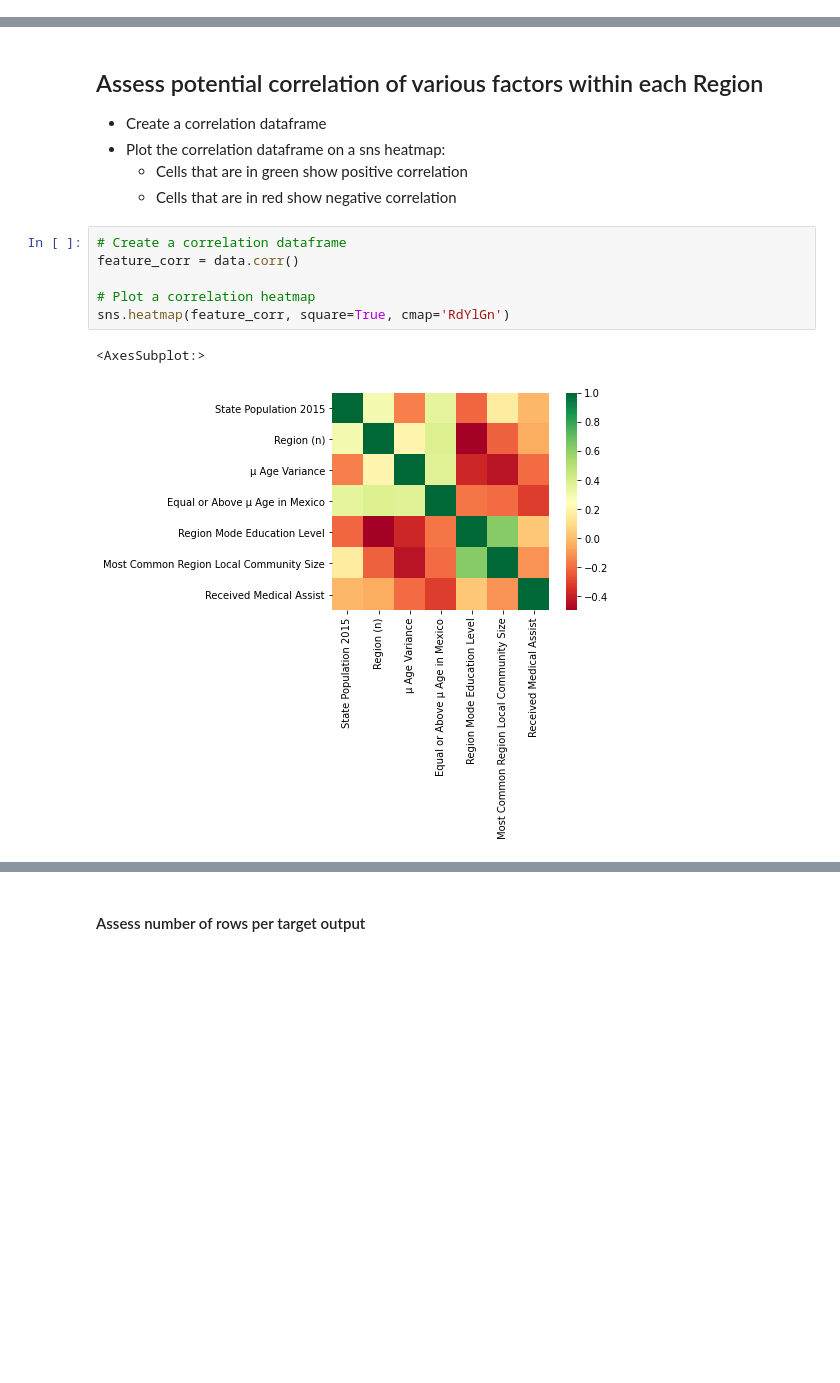
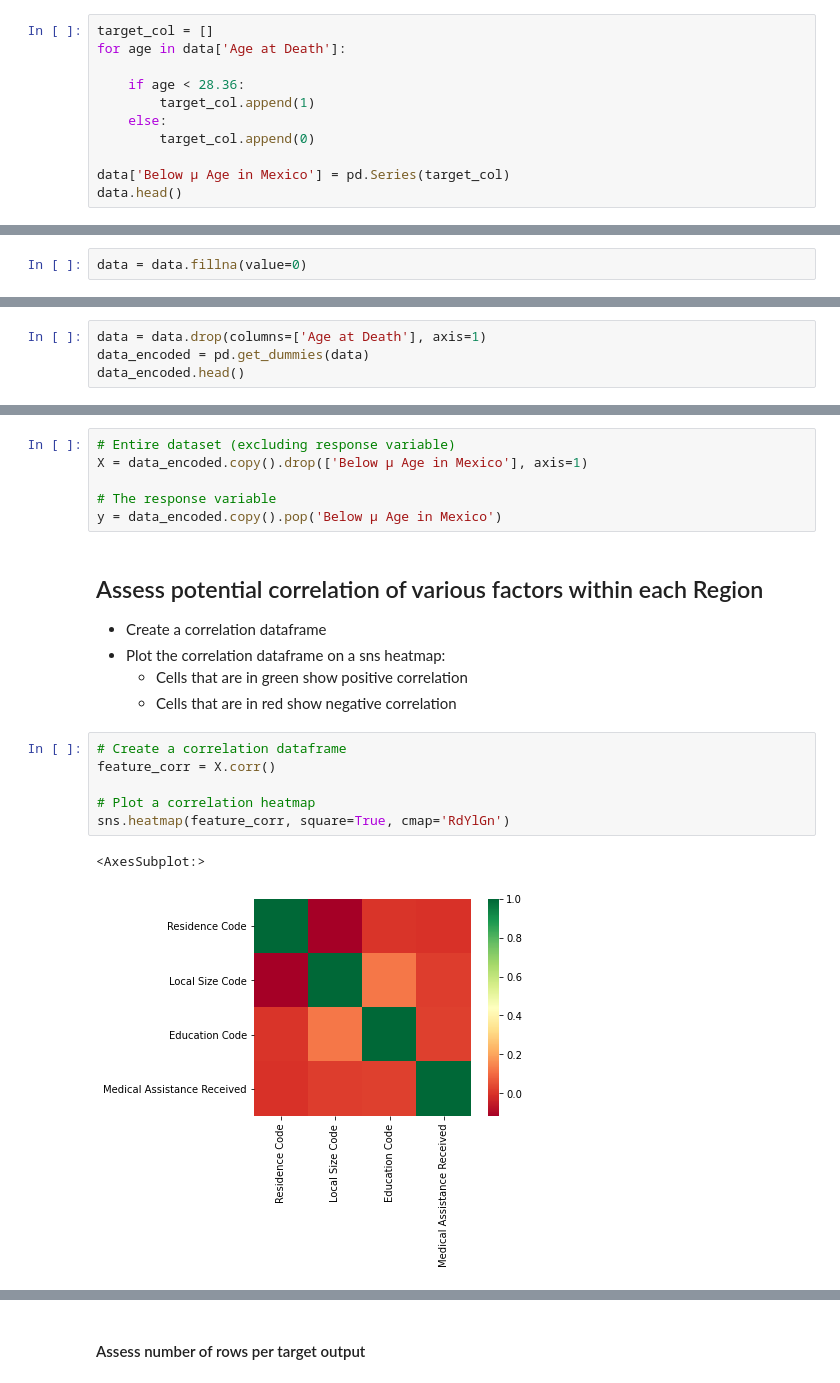
Before and after one commit to EmSchoof/AdolescentMaternalMortality, a Jupyter notebook: updated_jupyter_files_2021/6_machine_learning_improved.ipynb, the cells around one changed output, grey strips where cells are left out. Saved outputs shown, nothing was run; the diff lists cells and outputs as text; blank space fills up the shorter version.

Commit message:
modify the model for data integrity

```diff
--- a/updated_jupyter_files_2021/6_machine_learning_improved.ipynb
+++ b/updated_jupyter_files_2021/6_machine_learning_improved.ipynb
@@ -70,0 +85,11 @@ data.head()
+# %%
+target_col = []
+for age in data['Age at Death']:
+
+    if age < 28.36:
+        target_col.append(1)
+    else:
+        target_col.append(0)
+
+data['Below μ Age in Mexico'] = pd.Series(target_col)
+data.head()
@@ -71 +113,3 @@ data.head()
+# %%
+data = data.fillna(value=0)
 # %% [markdown]
@@ -72,0 +117,4 @@ data.head()
+# %%
+data = data.drop(columns=['Age at Death'], axis=1)
+data_encoded = pd.get_dummies(data)
+data_encoded.head()
@@ -73,3 +137,9 @@ data.head()
+# %%
+# Entire dataset (excluding response variable)
+X = data_encoded.copy().drop(['Below μ Age in Mexico'], axis=1)
+
+# The response variable
+y = data_encoded.copy().pop('Below μ Age in Mexico')
 # %% [markdown]
 ## Assess potential correlation of various factors within each Region
 - Create a correlation dataframe
@@ -78,11 +148,11 @@ data.head()
     - Cells that are in red show negative correlation
 # %%
 # Create a correlation dataframe
-feature_corr = data.corr()
+feature_corr = X.corr()
 
 # Plot a correlation heatmap
 sns.heatmap(feature_corr, square=True, cmap='RdYlGn')
 # %% [output]
 <AxesSubplot:>
-[figure, old version]
+[figure, new version]
 # %%
```
Also changed, not shown: parts of 33 cells of this notebook, 3 other files.
